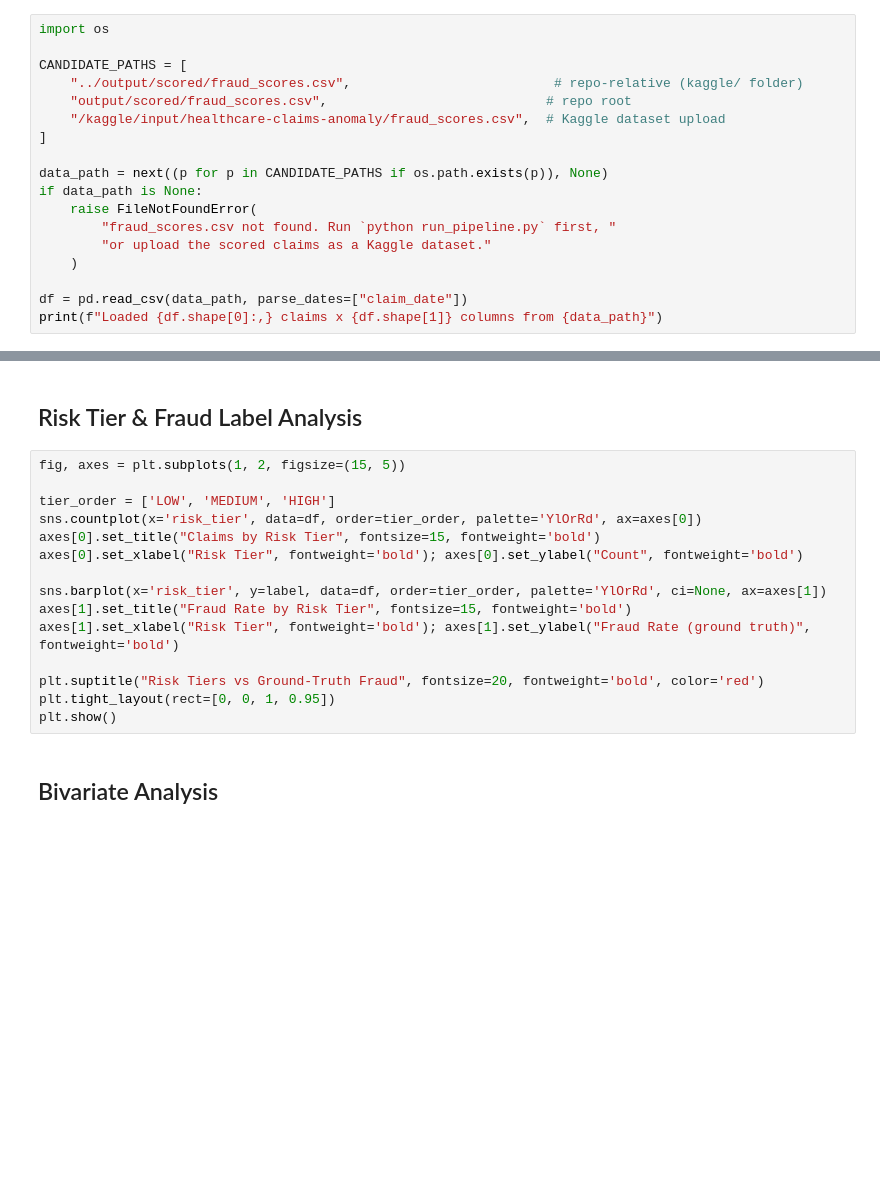
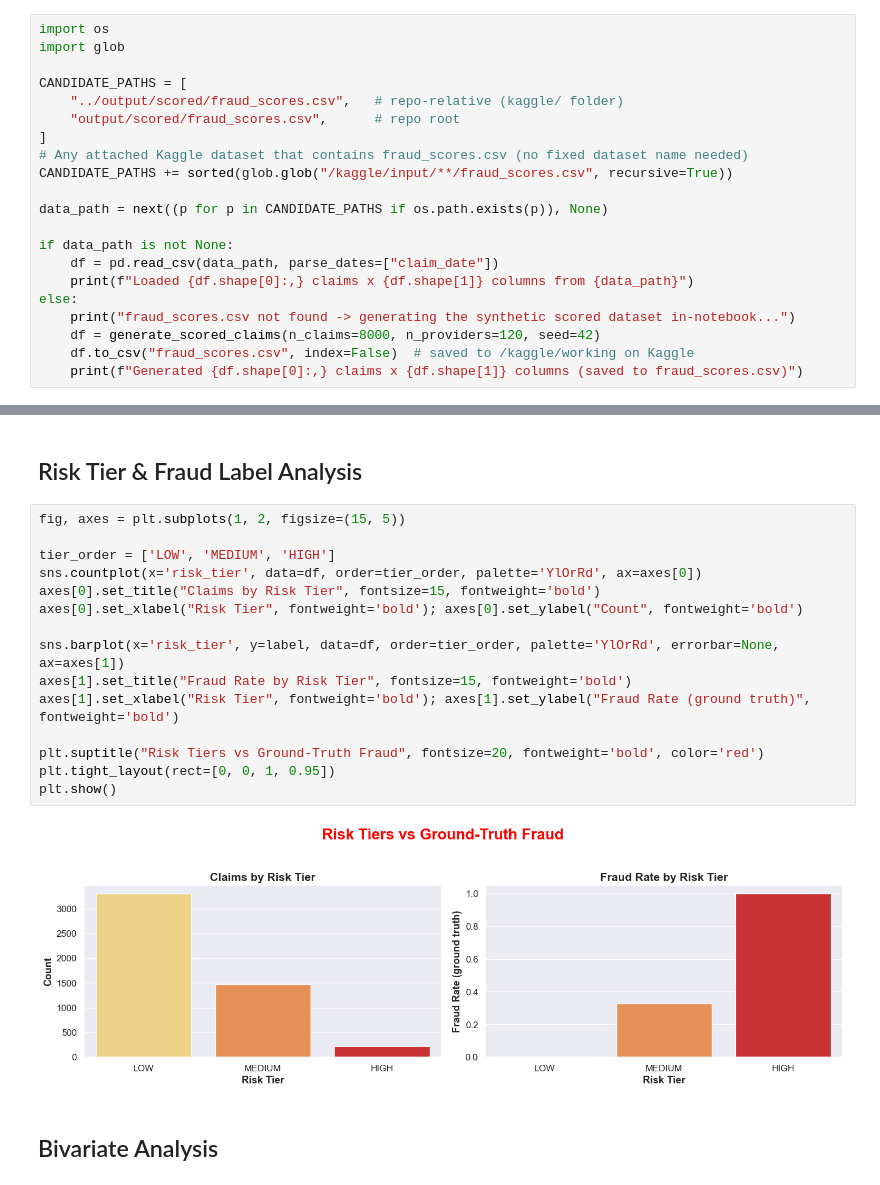
Before and after one commit to rohitndev/Healthcare-Claims-Anomaly-Detection-Cost-Intelligenece-Platform, a Jupyter notebook: kaggle/healthcare-claims-anomaly-detection.ipynb, the cells around one changed output, grey strips where cells are left out. Drawn from its saved outputs; the diff is of its cells as text; blank space fills up the shorter version.

Commit message:
Update healthcare claims anomaly detection notebook and add high risk claims data

```diff
--- a/kaggle/healthcare-claims-anomaly-detection.ipynb
+++ b/kaggle/healthcare-claims-anomaly-detection.ipynb
@@ -96,18 +274,21 @@ sns.set(font_scale=1.1)
 # %%
 import os
+import glob
 
 CANDIDATE_PATHS = [
-    "../output/scored/fraud_scores.csv",                          # repo-relative (kaggle/ folder)
-    "output/scored/fraud_scores.csv",                            # repo root
-    "/kaggle/input/healthcare-claims-anomaly/fraud_scores.csv",  # Kaggle dataset upload
+    "../output/scored/fraud_scores.csv",   # repo-relative (kaggle/ folder)
+    "output/scored/fraud_scores.csv",      # repo root
 ]
+# Any attached Kaggle dataset that contains fraud_scores.csv (no fixed dataset name needed)
+CANDIDATE_PATHS += sorted(glob.glob("/kaggle/input/**/fraud_scores.csv", recursive=True))
 
 data_path = next((p for p in CANDIDATE_PATHS if os.path.exists(p)), None)
-if data_path is None:
-    raise FileNotFoundError(
-        "fraud_scores.csv not found. Run `python run_pipeline.py` first, "
-        "or upload the scored claims as a Kaggle dataset."
-    )
 
-df = pd.read_csv(data_path, parse_dates=["claim_date"])
-print(f"Loaded {df.shape[0]:,} claims x {df.shape[1]} columns from {data_path}")
+if data_path is not None:
+    df = pd.read_csv(data_path, parse_dates=["claim_date"])
+    print(f"Loaded {df.shape[0]:,} claims x {df.shape[1]} columns from {data_path}")
+else:
+    print("fraud_scores.csv not found -> generating the synthetic scored dataset in-notebook...")
+    df = generate_scored_claims(n_claims=8000, n_providers=120, seed=42)
+    df.to_csv("fraud_scores.csv", index=False)  # saved to /kaggle/working on Kaggle
+    print(f"Generated {df.shape[0]:,} claims x {df.shape[1]} columns (saved to fraud_scores.csv)")
@@ -316,18 +575,20 @@ plt.show()
 # %%
 fig, axes = plt.subplots(1, 2, figsize=(15, 5))
 
 tier_order = ['LOW', 'MEDIUM', 'HIGH']
 sns.countplot(x='risk_tier', data=df, order=tier_order, palette='YlOrRd', ax=axes[0])
 axes[0].set_title("Claims by Risk Tier", fontsize=15, fontweight='bold')
 axes[0].set_xlabel("Risk Tier", fontweight='bold'); axes[0].set_ylabel("Count", fontweight='bold')
 
-sns.barplot(x='risk_tier', y=label, data=df, order=tier_order, palette='YlOrRd', ci=None, ax=axes[1])
+sns.barplot(x='risk_tier', y=label, data=df, order=tier_order, palette='YlOrRd', errorbar=None, ax=axes[1])
 axes[1].set_title("Fraud Rate by Risk Tier", fontsize=15, fontweight='bold')
 axes[1].set_xlabel("Risk Tier", fontweight='bold'); axes[1].set_ylabel("Fraud Rate (ground truth)", fontweight='bold')
 
 plt.suptitle("Risk Tiers vs Ground-Truth Fraud", fontsize=20, fontweight='bold', color='red')
 plt.tight_layout(rect=[0, 0, 1, 0.95])
 plt.show()
+# %% [output]
+[figure, added]
 # %% [markdown]
 ## Bivariate Analysis
 # %%
```
Also changed, not shown: parts of 27 cells of this notebook, 1 other file.
